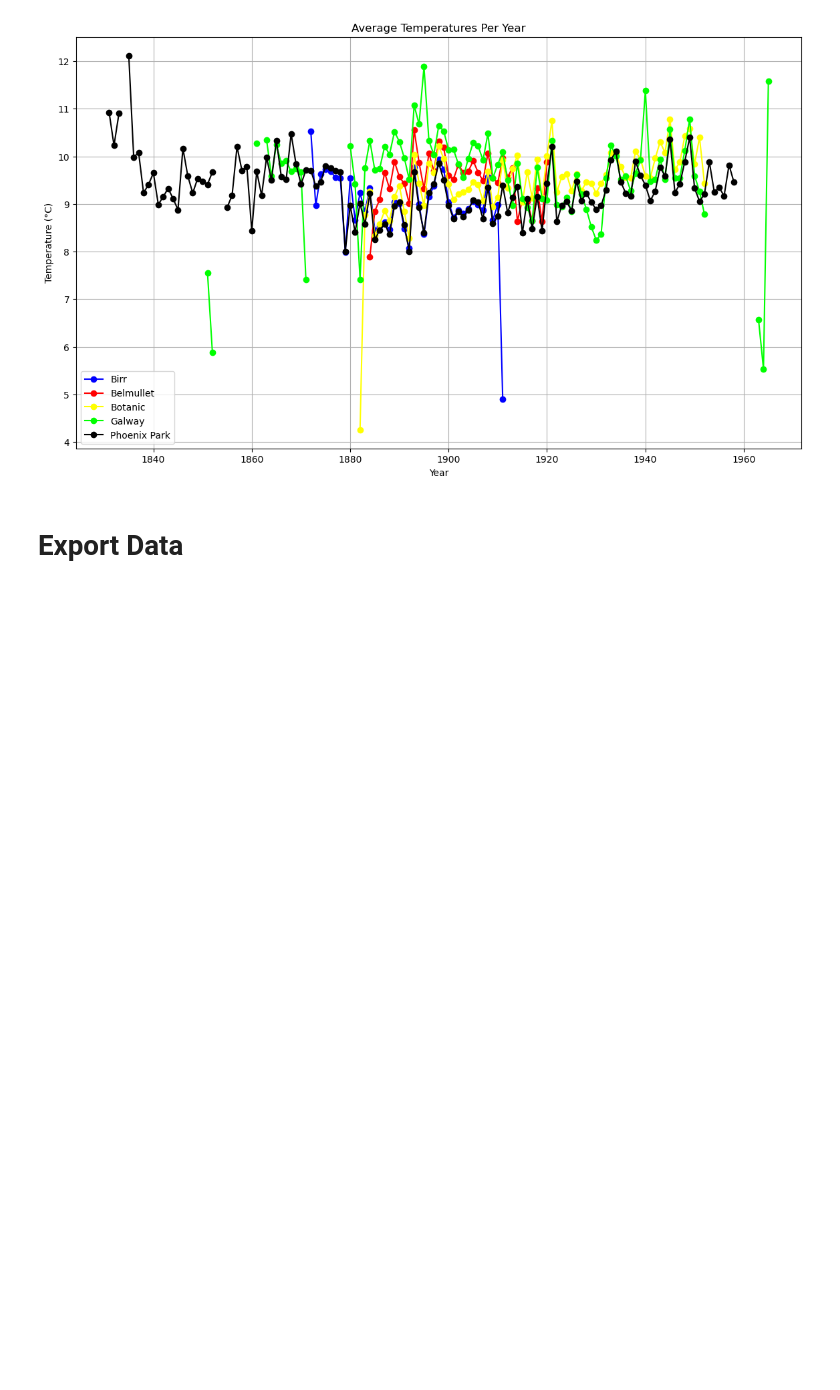
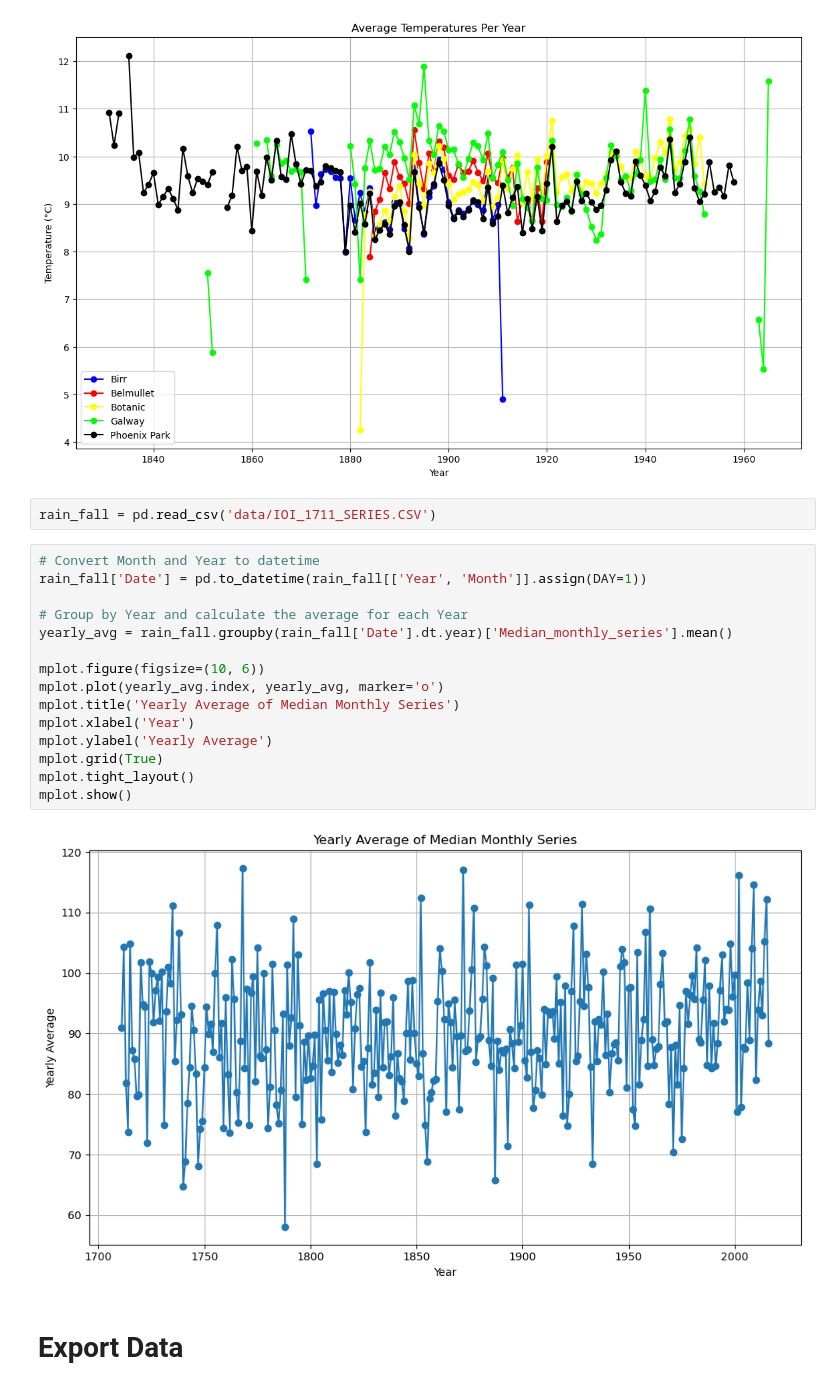
Before and after one commit to frankquinn89/PROGRAMMING_FOR_DATA_ANALYSIS_2, a Jupyter notebook: project.ipynb, the cells around one changed output. Drawn from its saved outputs; the diff is of its cells as text; blank space fills up the shorter version.

Commit message:
added plot for average rain per year ireland

```diff
--- a/project.ipynb
+++ b/project.ipynb
@@ -206,6 +206,25 @@ mplot.grid(True)
 mplot.show()
 # %% [output]
 [figure]
+# %%
+rain_fall = pd.read_csv('data/IOI_1711_SERIES.CSV')
+# %%
+# Convert Month and Year to datetime
+rain_fall['Date'] = pd.to_datetime(rain_fall[['Year', 'Month']].assign(DAY=1))
+
+# Group by Year and calculate the average for each Year
+yearly_avg = rain_fall.groupby(rain_fall['Date'].dt.year)['Median_monthly_series'].mean()
+
+mplot.figure(figsize=(10, 6))
+mplot.plot(yearly_avg.index, yearly_avg, marker='o')
+mplot.title('Yearly Average of Median Monthly Series')
+mplot.xlabel('Year')
+mplot.ylabel('Yearly Average')
+mplot.grid(True)
+mplot.tight_layout()
+mplot.show()
+# %% [output]
+[figure, added]
 # %% [markdown]
 # Export Data
 # %% [markdown]
```
Also changed, not shown: parts of 1 cell of this notebook.
